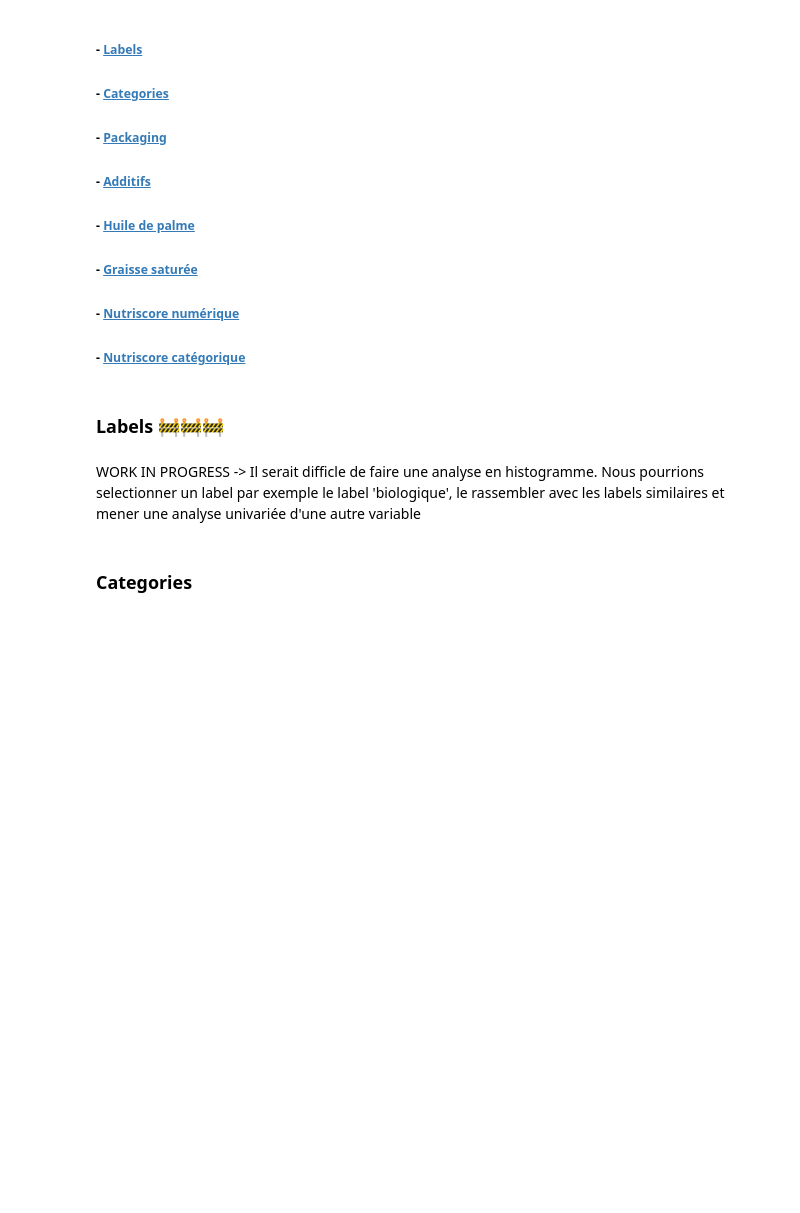
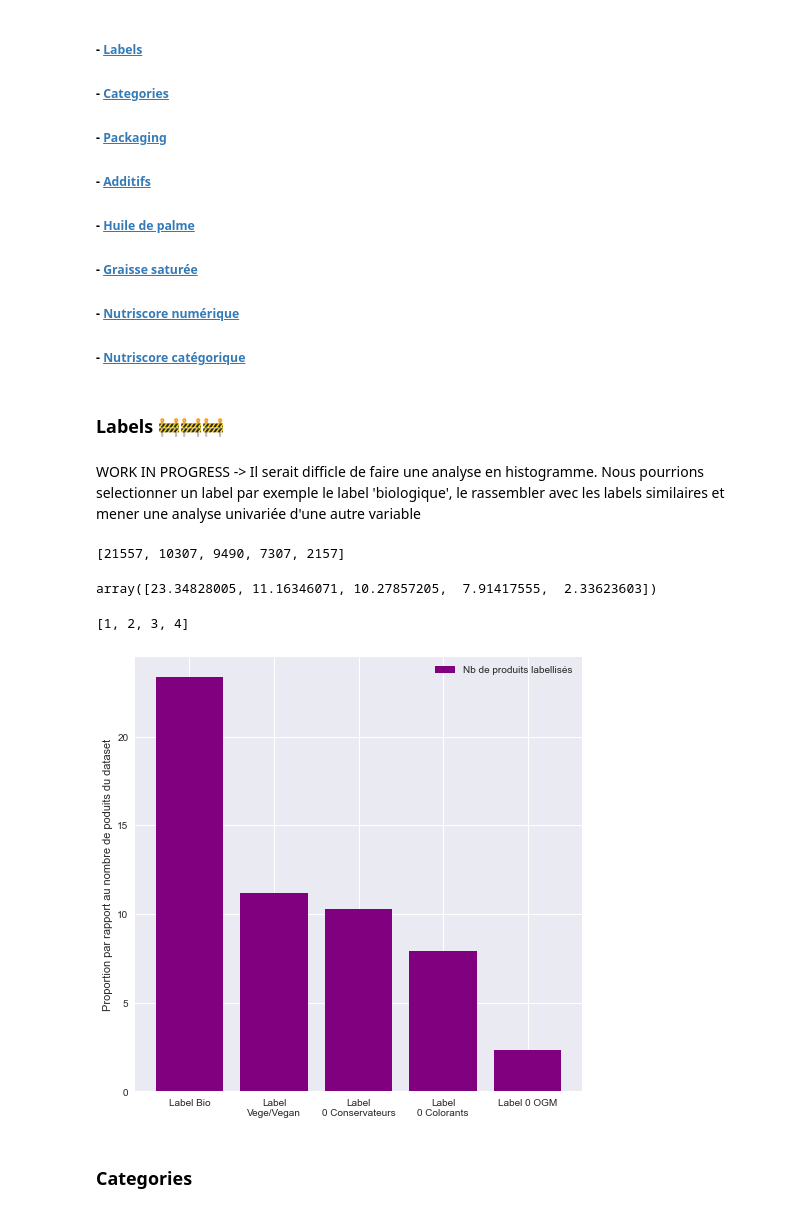
Before and after one commit to khub41/OC_P03, a Jupyter notebook: data_analysis.ipynb, the cells around one changed output. Saved outputs shown, nothing was run; the diff lists cells and outputs as text; code cells hidden in the pictures; blank space fills up the shorter version.

```diff
--- a/data_analysis.ipynb
+++ b/data_analysis.ipynb
@@ -280,6 +430,38 @@ True
 # %% [markdown]
 WORK IN PROGRESS
  -> Il serait difficle de faire une analyse en histogramme. Nous pourrions selectionner un label par exemple le label 'biologique', le rassembler avec les labels similaires et mener une analyse univariée d'une autre variable
+# %%
+labels_to_inspect = ['is_labeled_organic',
+                     'is_labeled_vege_or_vegan',
+                     'is_labeled_preserv_free',
+                     'is_labeled_colorings_free',
+                     'is_labeled_gmos_free']
+# %%
+qtty_label = [data_filtre[label_to_inspect].value_counts().loc[True] for label_to_inspect in labels_to_inspect]
+# %%
+qtty_label
+# %% [output]
+[21557, 10307, 9490, 7307, 2157]
+# %%
+percent_label = np.array(qtty_label)/len(data_filtre) * 100
+# %%
+percent_label
+# %% [output]
+array([23.34828005, 11.16346071, 10.27857205,  7.91417555,  2.33623603])
+# %%
+list(range(1, len(qtty_label)))
+# %% [output]
+[1, 2, 3, 4]
+# %%
+plt.figure(figsize=(8,8))
+plt.style.use('seaborn')
+plt.bar(list(range(1, len(qtty_label)+1)), percent_label, color='purple', label='Nb de produits labellisés')
+plt.xticks(list(range(1, len(qtty_label)+1)), ['Label Bio', 'Label\nVege/Vegan', 'Label\n0 Conservateurs', 'Label\n0 Colorants', 'Label 0 OGM'])
+plt.ylabel('Proportion par rapport au nombre de poduits du dataset')
+plt.legend()
+plt.show()
+# %% [output]
+[figure, added]
 # %% [markdown]
 <a id='univ_2'></a>
 ### Categories
```
Also changed, not shown: parts of 88 cells of this notebook.
